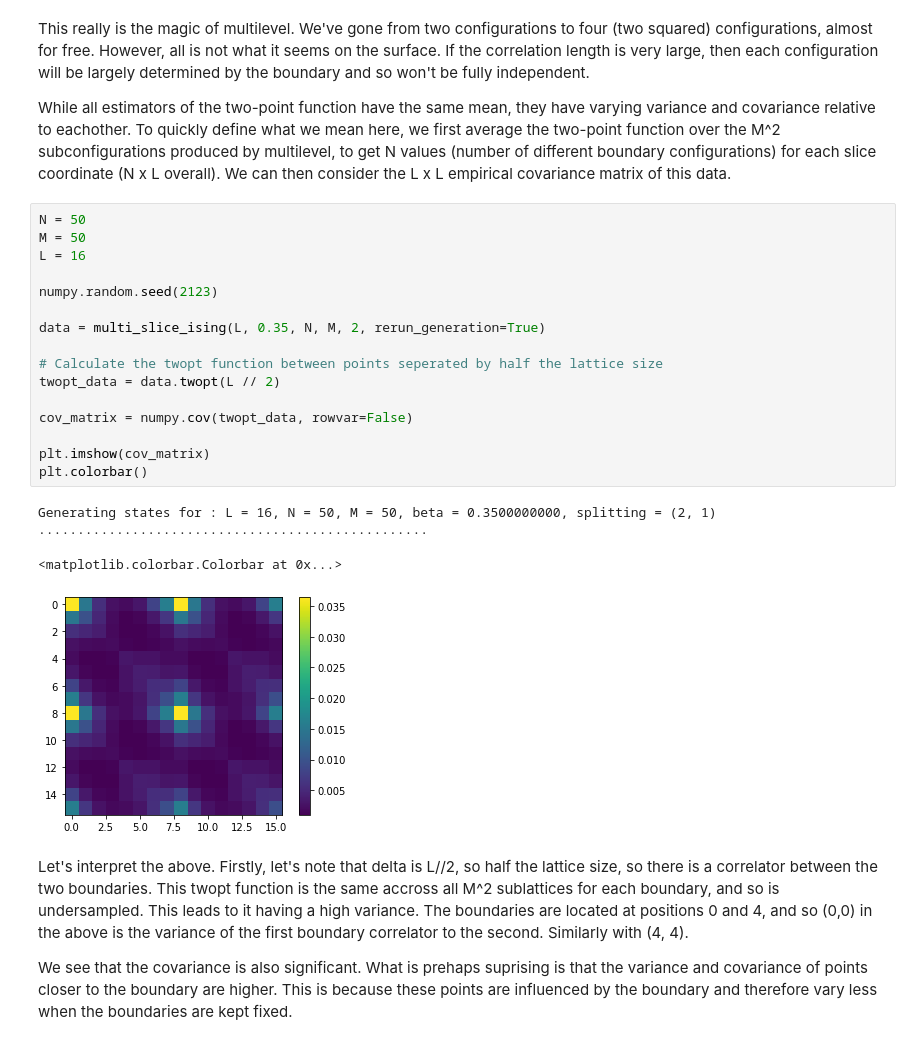
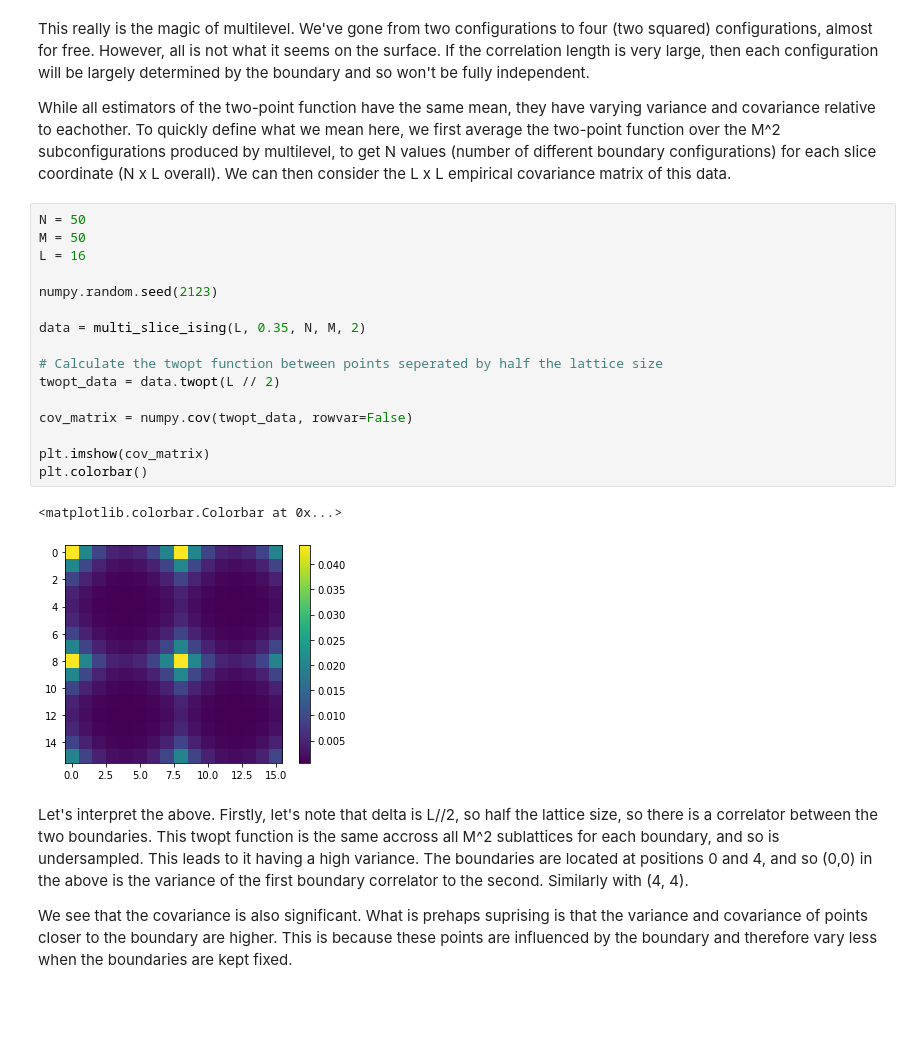
Before and after one commit to BenKMorley/Multilevel_notebook, a Jupyter notebook: Multilevel_Ising.ipynb, the cells around one changed output. Drawn from its saved outputs; the diff is of its cells as text; blank space fills up the shorter version.

```diff
--- a/Multilevel_Ising.ipynb
+++ b/Multilevel_Ising.ipynb
@@ -811,24 +859,22 @@ While all estimators of the two-point function have the same mean, they have var
 # %%
 N = 50
 M = 50
 L = 16
 
 numpy.random.seed(2123)
 
-data = multi_slice_ising(L, 0.35, N, M, 2, rerun_generation=True)
+data = multi_slice_ising(L, 0.35, N, M, 2)
 
 # Calculate the twopt function between points seperated by half the lattice size
 twopt_data = data.twopt(L // 2)
 
 cov_matrix = numpy.cov(twopt_data, rowvar=False)
 
 plt.imshow(cov_matrix)
 plt.colorbar()
 # %% [output]
-Generating states for : L = 16, N = 50, M = 50, beta = 0.3500000000, splitting = (2, 1)
-..................................................
+<matplotlib.colorbar.Colorbar at 0x...>
-<matplotlib.colorbar.Colorbar at 0x...>
-[figure, old version]
+[figure, new version]
 # %% [markdown]
 Let's interpret the above. Firstly, let's note that delta is L//2, so half the lattice size, so there is a correlator between the two boundaries. This twopt function is the same accross all M^2 sublattices for each boundary, and so is undersampled. This leads to it having a high variance. The boundaries are located at positions 0 and 4, and so (0,0) in the above is the variance of the first boundary correlator to the second. Similarly with (4, 4).
 
```
Also changed, not shown: parts of 36 cells of this notebook, 1 other file.
